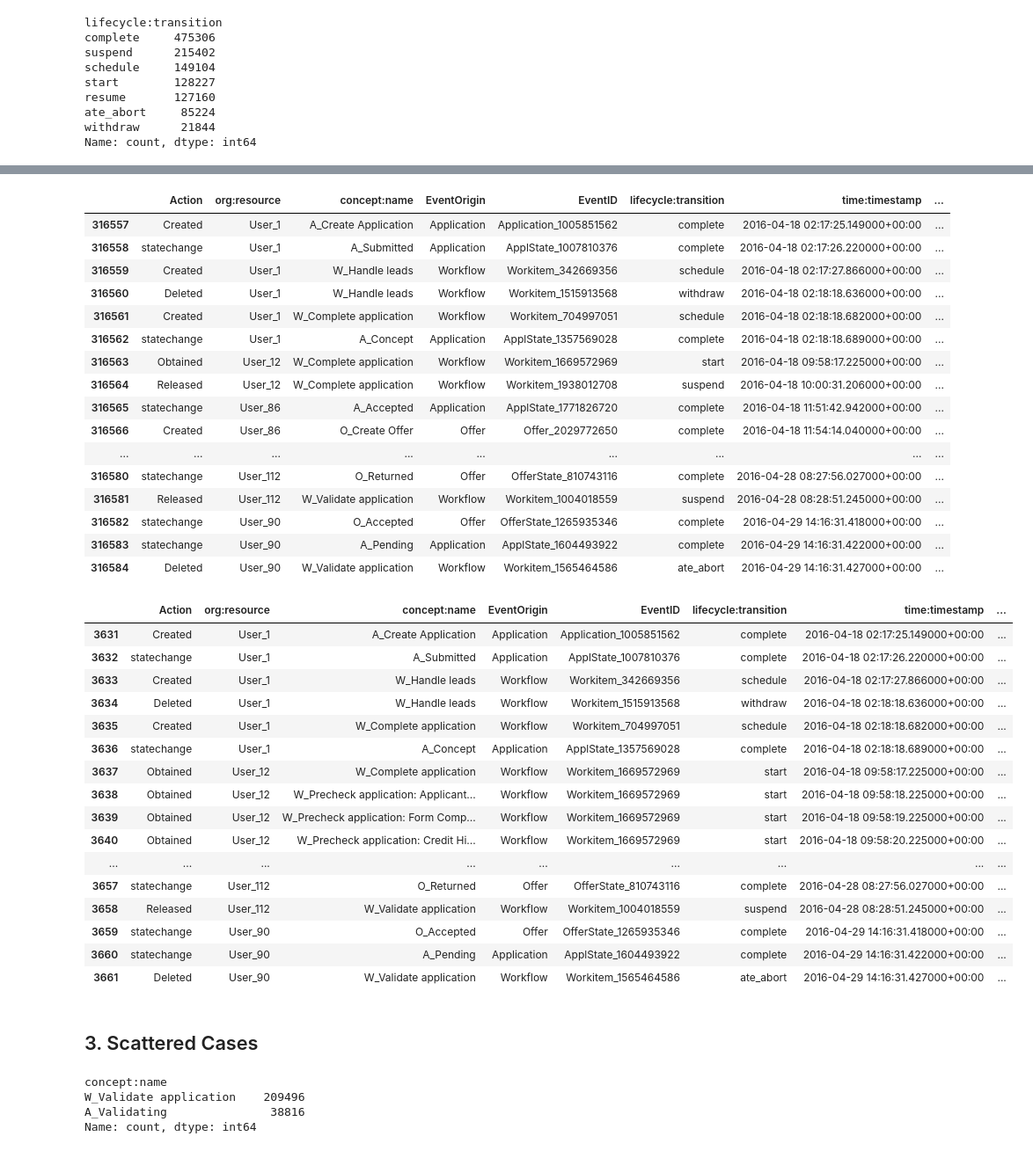
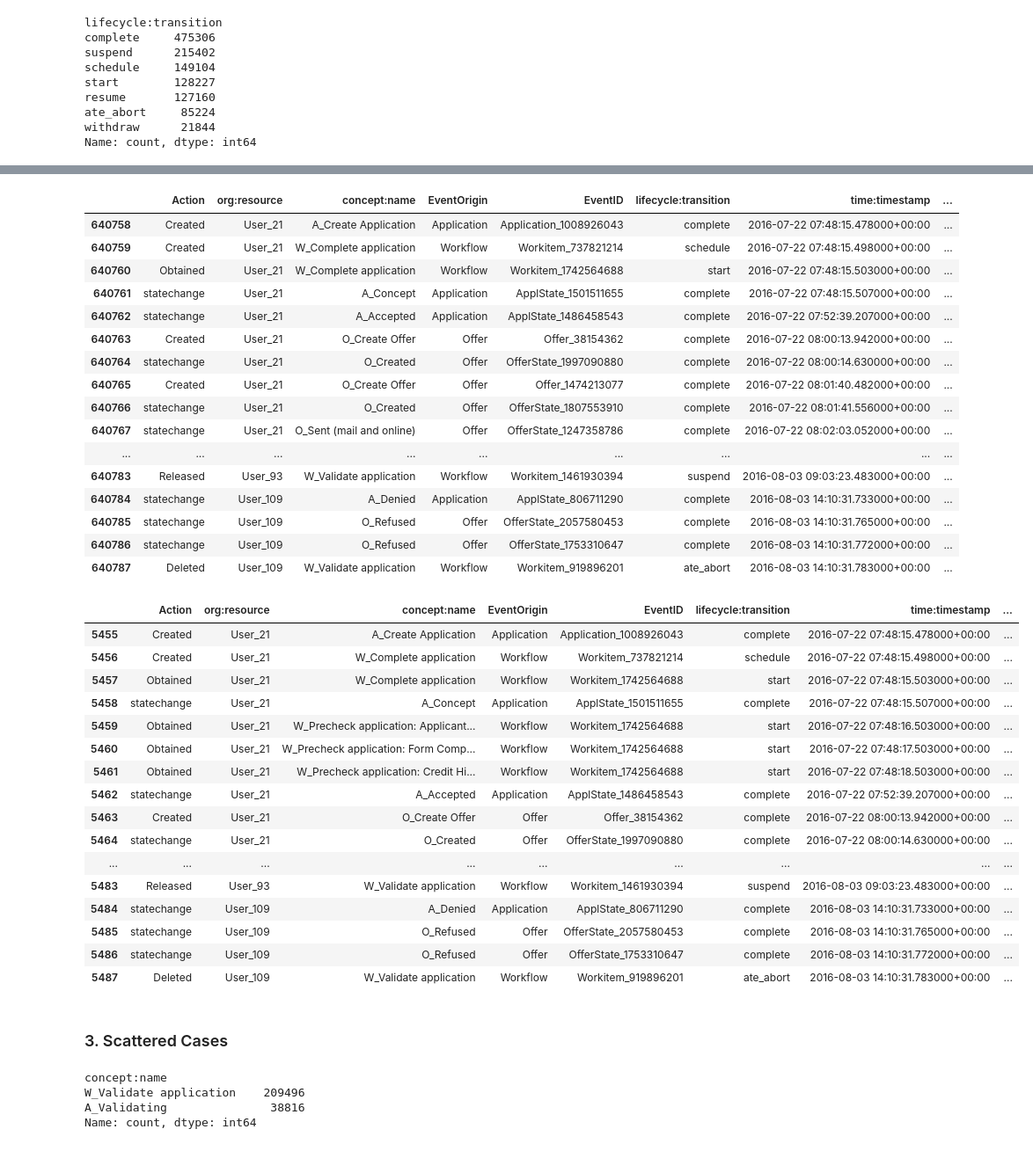
Before and after one commit to felix00112/ProM-Assignment-Group-C, a Jupyter notebook: notebooks/notebook.ipynb, the cells around one changed output, grey strips where cells are left out. Shown at 88% size. Cells and saved outputs as stored; diff of their text form; code cells hidden in the pictures.

```diff
--- a/notebooks/notebook.ipynb
+++ b/notebooks/notebook.ipynb
@@ -163,48 +147,48 @@ target_cases
 Length: 29, dtype: str
 # %%
-test_raw = df[df["case:concept:name"]=='Application_1005851562'].sort_values(by=["case:concept:name", "time:timestamp"])
+test_raw = df[df["case:concept:name"]=='Application_1008926043'].sort_values(by=["case:concept:name", "time:timestamp"])
 test_raw
 # %% [output]
 |  | Action | org:resource | concept:name | EventOrigin | EventID | lifecycle:transition | time:timestamp | ... |
-| 316557 | Created | User_1 | A_Create Application | Application | Application_1005851562 | complete | 2016-04-18 02:17:25.149000+00:00 | ... |
-| 316558 | statechange | User_1 | A_Submitted | Application | ApplState_1007810376 | complete | 2016-04-18 02:17:26.220000+00:00 | ... |
-| 316559 | Created | User_1 | W_Handle leads | Workflow | Workitem_342669356 | schedule | 2016-04-18 02:17:27.866000+00:00 | ... |
-| 316560 | Deleted | User_1 | W_Handle leads | Workflow | Workitem_1515913568 | withdraw | 2016-04-18 02:18:18.636000+00:00 | ... |
-| 316561 | Created | User_1 | W_Complete application | Workflow | Workitem_704997051 | schedule | 2016-04-18 02:18:18.682000+00:00 | ... |
-| 316562 | statechange | User_1 | A_Concept | Application | ApplState_1357569028 | complete | 2016-04-18 02:18:18.689000+00:00 | ... |
-| 316563 | Obtained | User_12 | W_Complete application | Workflow | Workitem_1669572969 | start | 2016-04-18 09:58:17.225000+00:00 | ... |
-| 316564 | Released | User_12 | W_Complete application | Workflow | Workitem_1938012708 | suspend | 2016-04-18 10:00:31.206000+00:00 | ... |
-| 316565 | statechange | User_86 | A_Accepted | Application | ApplState_1771826720 | complete | 2016-04-18 11:51:42.942000+00:00 | ... |
-| 316566 | Created | User_86 | O_Create Offer | Offer | Offer_2029772650 | complete | 2016-04-18 11:54:14.040000+00:00 | ... |
+| 640758 | Created | User_21 | A_Create Application | Application | Application_1008926043 | complete | 2016-07-22 07:48:15.478000+00:00 | ... |
+| 640759 | Created | User_21 | W_Complete application | Workflow | Workitem_737821214 | schedule | 2016-07-22 07:48:15.498000+00:00 | ... |
+| 640760 | Obtained | User_21 | W_Complete application | Workflow | Workitem_1742564688 | start | 2016-07-22 07:48:15.503000+00:00 | ... |
+| 640761 | statechange | User_21 | A_Concept | Application | ApplState_1501511655 | complete | 2016-07-22 07:48:15.507000+00:00 | ... |
+| 640762 | statechange | User_21 | A_Accepted | Application | ApplState_1486458543 | complete | 2016-07-22 07:52:39.207000+00:00 | ... |
+| 640763 | Created | User_21 | O_Create Offer | Offer | Offer_38154362 | complete | 2016-07-22 08:00:13.942000+00:00 | ... |
+| 640764 | statechange | User_21 | O_Created | Offer | OfferState_1997090880 | complete | 2016-07-22 08:00:14.630000+00:00 | ... |
+| 640765 | Created | User_21 | O_Create Offer | Offer | Offer_1474213077 | complete | 2016-07-22 08:01:40.482000+00:00 | ... |
+| 640766 | statechange | User_21 | O_Created | Offer | OfferState_1807553910 | complete | 2016-07-22 08:01:41.556000+00:00 | ... |
+| 640767 | statechange | User_21 | O_Sent (mail and online) | Offer | OfferState_1247358786 | complete | 2016-07-22 08:02:03.052000+00:00 | ... |
 | ... | ... | ... | ... | ... | ... | ... | ... | ... |
-| 316580 | statechange | User_112 | O_Returned | Offer | OfferState_810743116 | complete | 2016-04-28 08:27:56.027000+00:00 | ... |
-| 316581 | Released | User_112 | W_Validate application | Workflow | Workitem_1004018559 | suspend | 2016-04-28 08:28:51.245000+00:00 | ... |
-| 316582 | statechange | User_90 | O_Accepted | Offer | OfferState_1265935346 | complete | 2016-04-29 14:16:31.418000+00:00 | ... |
-| 316583 | statechange | User_90 | A_Pending | Application | ApplState_1604493922 | complete | 2016-04-29 14:16:31.422000+00:00 | ... |
-| 316584 | Deleted | User_90 | W_Validate application | Workflow | Workitem_1565464586 | ate_abort | 2016-04-29 14:16:31.427000+00:00 | ... |
+| 640783 | Released | User_93 | W_Validate application | Workflow | Workitem_1461930394 | suspend | 2016-08-03 09:03:23.483000+00:00 | ... |
+| 640784 | statechange | User_109 | A_Denied | Application | ApplState_806711290 | complete | 2016-08-03 14:10:31.733000+00:00 | ... |
+| 640785 | statechange | User_109 | O_Refused | Offer | OfferState_2057580453 | complete | 2016-08-03 14:10:31.765000+00:00 | ... |
+| 640786 | statechange | User_109 | O_Refused | Offer | OfferState_1753310647 | complete | 2016-08-03 14:10:31.772000+00:00 | ... |
+| 640787 | Deleted | User_109 | W_Validate application | Workflow | Workitem_919896201 | ate_abort | 2016-08-03 14:10:31.783000+00:00 | ... |
 # %%
-test_polluted =polluted_df_2[polluted_df_2["case:concept:name"]=='Application_1005851562'].sort_values(by=["case:concept:name", "time:timestamp"])
+test_polluted =polluted_df_2[polluted_df_2["case:concept:name"]=='Application_1008926043'].sort_values(by=["case:concept:name", "time:timestamp"])
 test_polluted
 # %% [output]
 |  | Action | org:resource | concept:name | EventOrigin | EventID | lifecycle:transition | time:timestamp | ... |
-| 3631 | Created | User_1 | A_Create Application | Application | Application_1005851562 | complete | 2016-04-18 02:17:25.149000+00:00 | ... |
-| 3632 | statechange | User_1 | A_Submitted | Application | ApplState_1007810376 | complete | 2016-04-18 02:17:26.220000+00:00 | ... |
-| 3633 | Created | User_1 | W_Handle leads | Workflow | Workitem_342669356 | schedule | 2016-04-18 02:17:27.866000+00:00 | ... |
-| 3634 | Deleted | User_1 | W_Handle leads | Workflow | Workitem_1515913568 | withdraw | 2016-04-18 02:18:18.636000+00:00 | ... |
-| 3635 | Created | User_1 | W_Complete application | Workflow | Workitem_704997051 | schedule | 2016-04-18 02:18:18.682000+00:00 | ... |
-| 3636 | statechange | User_1 | A_Concept | Application | ApplState_1357569028 | complete | 2016-04-18 02:18:18.689000+00:00 | ... |
-| 3637 | Obtained | User_12 | W_Complete application | Workflow | Workitem_1669572969 | start | 2016-04-18 09:58:17.225000+00:00 | ... |
-| 3638 | Obtained | User_12 | W_Precheck application: Applicant... | Workflow | Workitem_1669572969 | start | 2016-04-18 09:58:18.225000+00:00 | ... |
-| 3639 | Obtained | User_12 | W_Precheck application: Form Comp... | Workflow | Workitem_1669572969 | start | 2016-04-18 09:58:19.225000+00:00 | ... |
-| 3640 | Obtained | User_12 | W_Precheck application: Credit Hi... | Workflow | Workitem_1669572969 | start | 2016-04-18 09:58:20.225000+00:00 | ... |
+| 5455 | Created | User_21 | A_Create Application | Application | Application_1008926043 | complete | 2016-07-22 07:48:15.478000+00:00 | ... |
+| 5456 | Created | User_21 | W_Complete application | Workflow | Workitem_737821214 | schedule | 2016-07-22 07:48:15.498000+00:00 | ... |
+| 5457 | Obtained | User_21 | W_Complete application | Workflow | Workitem_1742564688 | start | 2016-07-22 07:48:15.503000+00:00 | ... |
+| 5458 | statechange | User_21 | A_Concept | Application | ApplState_1501511655 | complete | 2016-07-22 07:48:15.507000+00:00 | ... |
+| 5459 | Obtained | User_21 | W_Precheck application: Applicant... | Workflow | Workitem_1742564688 | start | 2016-07-22 07:48:16.503000+00:00 | ... |
+| 5460 | Obtained | User_21 | W_Precheck application: Form Comp... | Workflow | Workitem_1742564688 | start | 2016-07-22 07:48:17.503000+00:00 | ... |
+| 5461 | Obtained | User_21 | W_Precheck application: Credit Hi... | Workflow | Workitem_1742564688 | start | 2016-07-22 07:48:18.503000+00:00 | ... |
+| 5462 | statechange | User_21 | A_Accepted | Application | ApplState_1486458543 | complete | 2016-07-22 07:52:39.207000+00:00 | ... |
+| 5463 | Created | User_21 | O_Create Offer | Offer | Offer_38154362 | complete | 2016-07-22 08:00:13.942000+00:00 | ... |
+| 5464 | statechange | User_21 | O_Created | Offer | OfferState_1997090880 | complete | 2016-07-22 08:00:14.630000+00:00 | ... |
 | ... | ... | ... | ... | ... | ... | ... | ... | ... |
-| 3657 | statechange | User_112 | O_Returned | Offer | OfferState_810743116 | complete | 2016-04-28 08:27:56.027000+00:00 | ... |
-| 3658 | Released | User_112 | W_Validate application | Workflow | Workitem_1004018559 | suspend | 2016-04-28 08:28:51.245000+00:00 | ... |
-| 3659 | statechange | User_90 | O_Accepted | Offer | OfferState_1265935346 | complete | 2016-04-29 14:16:31.418000+00:00 | ... |
-| 3660 | statechange | User_90 | A_Pending | Application | ApplState_1604493922 | complete | 2016-04-29 14:16:31.422000+00:00 | ... |
-| 3661 | Deleted | User_90 | W_Validate application | Workflow | Workitem_1565464586 | ate_abort | 2016-04-29 14:16:31.427000+00:00 | ... |
+| 5483 | Released | User_93 | W_Validate application | Workflow | Workitem_1461930394 | suspend | 2016-08-03 09:03:23.483000+00:00 | ... |
+| 5484 | statechange | User_109 | A_Denied | Application | ApplState_806711290 | complete | 2016-08-03 14:10:31.733000+00:00 | ... |
+| 5485 | statechange | User_109 | O_Refused | Offer | OfferState_2057580453 | complete | 2016-08-03 14:10:31.765000+00:00 | ... |
+| 5486 | statechange | User_109 | O_Refused | Offer | OfferState_1753310647 | complete | 2016-08-03 14:10:31.772000+00:00 | ... |
+| 5487 | Deleted | User_109 | W_Validate application | Workflow | Workitem_919896201 | ate_abort | 2016-08-03 14:10:31.783000+00:00 | ... |
 # %% [markdown]
-## 3. Scattered Cases
+### 3. Scattered Cases
 # %%
 df[df['concept:name'].str.contains("valid", case=False)]['concept:name'].value_counts()
 # %% [output]
```
Also changed, not shown: parts of 25 cells of this notebook, 6 other files.
